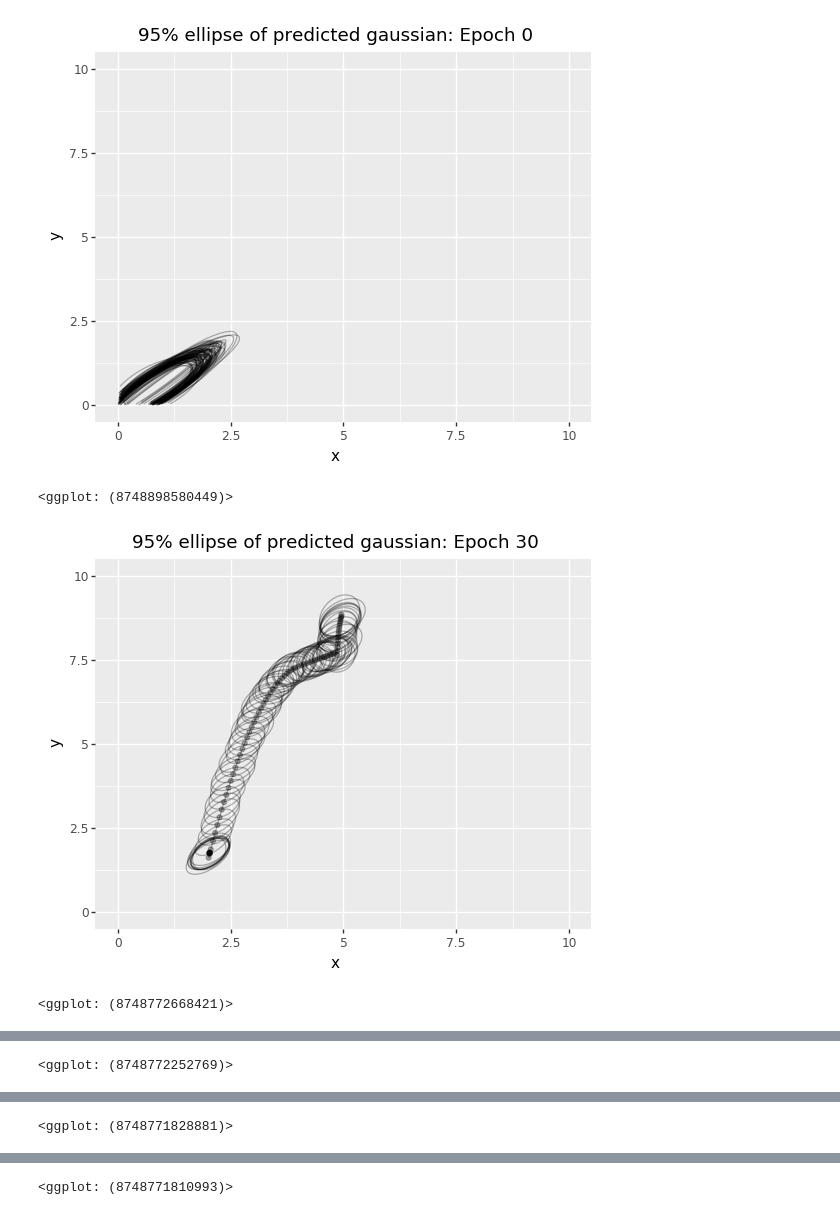
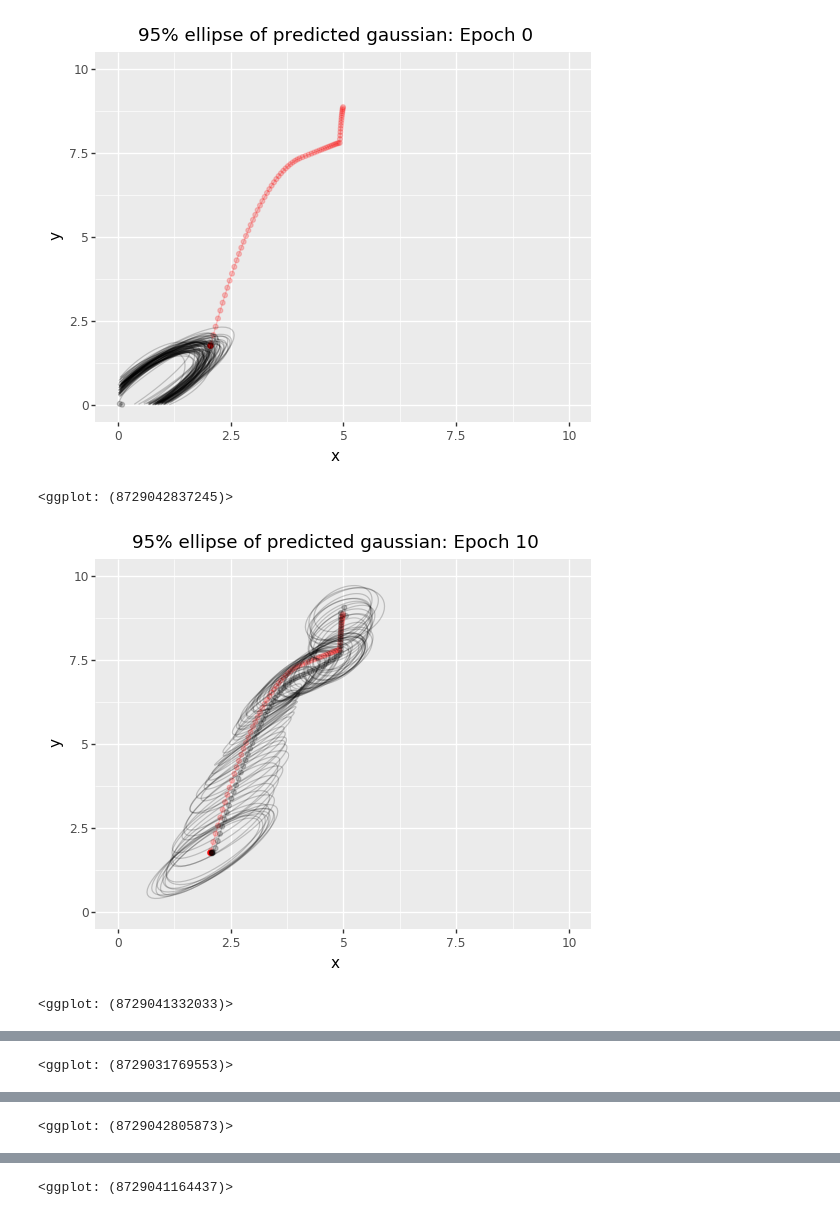
Before and after one commit to tepzhang/plinko_nn, a Jupyter notebook: scripts/train_gru_jinxiao.ipynb, the cells around one changed output, grey strips where cells are left out. Cells and saved outputs as stored; diff of their text form; code cells hidden in the pictures.

```diff
--- a/scripts/train_gru_jinxiao.ipynb
+++ b/scripts/train_gru_jinxiao.ipynb
@@ -125,5 +171,10 @@ torch.save(losses, 'losses.pt')
 # %%
 mu_overtime = torch.load('mu_overtime.pt')
 sigma_overtime = torch.load('sigma_overtime.pt')
-# target_overtime = torch.load('target_overtime.pt')
-# losses = torch.load('losses.pt')
+target_overtime = torch.load('target_overtime.pt')
+losses = torch.load('losses.pt')
+
+
+# model = TheModelClass(*args, **kwargs)
+model.load_state_dict(torch.load('gru.model'))
+model.eval()
@@ -139,0 +213,5 @@ plinko_plot.plot_variance_over_time(sigma_overtime)
+# %%
+for t in range(len(mu_overtime)):
+    if t %10 == 0:
+        plinko_plot.plot_pred_target(mu_overtime[t], target_overtime[t], sim_range = range(1),
+                                    title = "Prediction (x_t+1|x_t) vs. target: Epoch {}".format(t))
@@ -140,10 +232,13 @@ plinko_plot.plot_variance_over_time(sigma_overtime)
 # %%
-for t in range(600):
-    if t %30 == 0 or t == 599:
-        plinko_plot.plot_pred_gaussian(mu_overtime[t], None, sigma_overtime[t], sim_index = 0,
-                                   title = "95% ellipse of predicted gaussian: Epoch {}".format(t), color = 'red')
+# print(target_overtime[1])
+
+for t in range(len(mu_overtime)):
+    if t %10 == 0:
+        plinko_plot.plot_pred_gaussian(mu_overtime[t], target_overtime[t], sigma_overtime[t], sim_index = 0,
+                                   title = "95% ellipse of predicted gaussian: Epoch {}".format(t),
+                                       color = 'red', alpha = .2)
 # %% [output]
-[figure, old version]
+[figure, new version]
-<ggplot: (8748898580449)>
+<ggplot: (8729042837245)>
-[figure, old version]
+[figure, new version]
-<ggplot: (8748772668421)>
+<ggplot: (8729041332033)>
@@ -151 +246 @@ for t in range(600):
-<ggplot: (8748772252769)>
+<ggplot: (8729031769553)>
@@ -153 +248 @@ for t in range(600):
-<ggplot: (8748771828881)>
+<ggplot: (8729042805873)>
@@ -155 +250 @@ for t in range(600):
-<ggplot: (8748771810993)>
+<ggplot: (8729041164437)>
```
Also changed, not shown: parts of 11 cells of this notebook.
